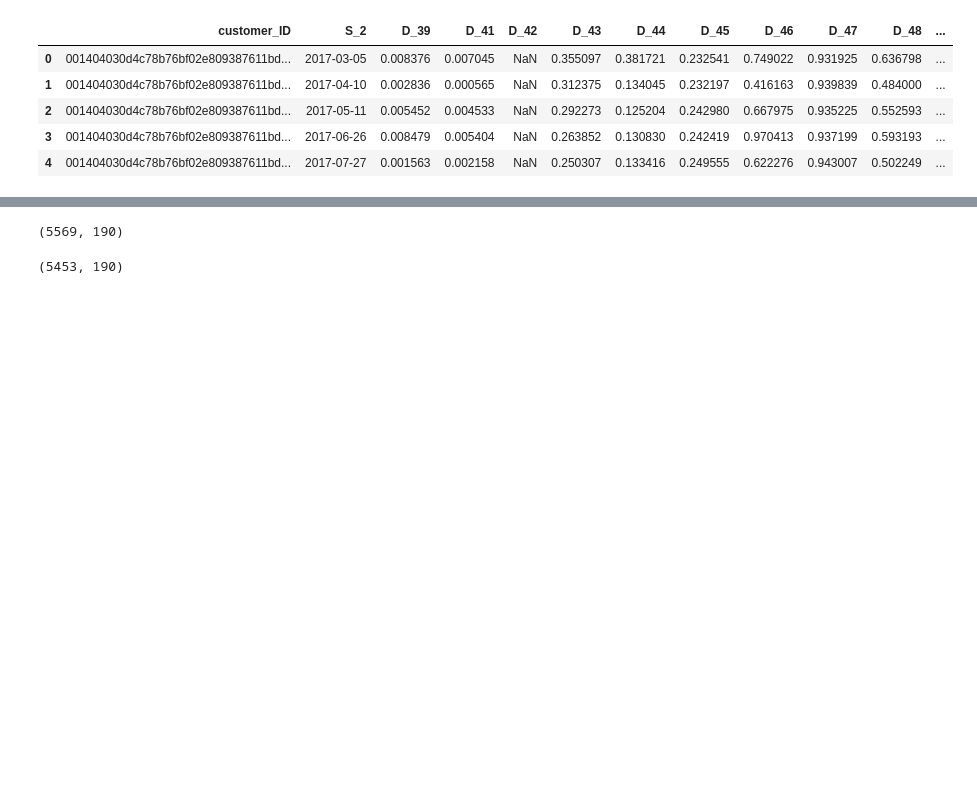
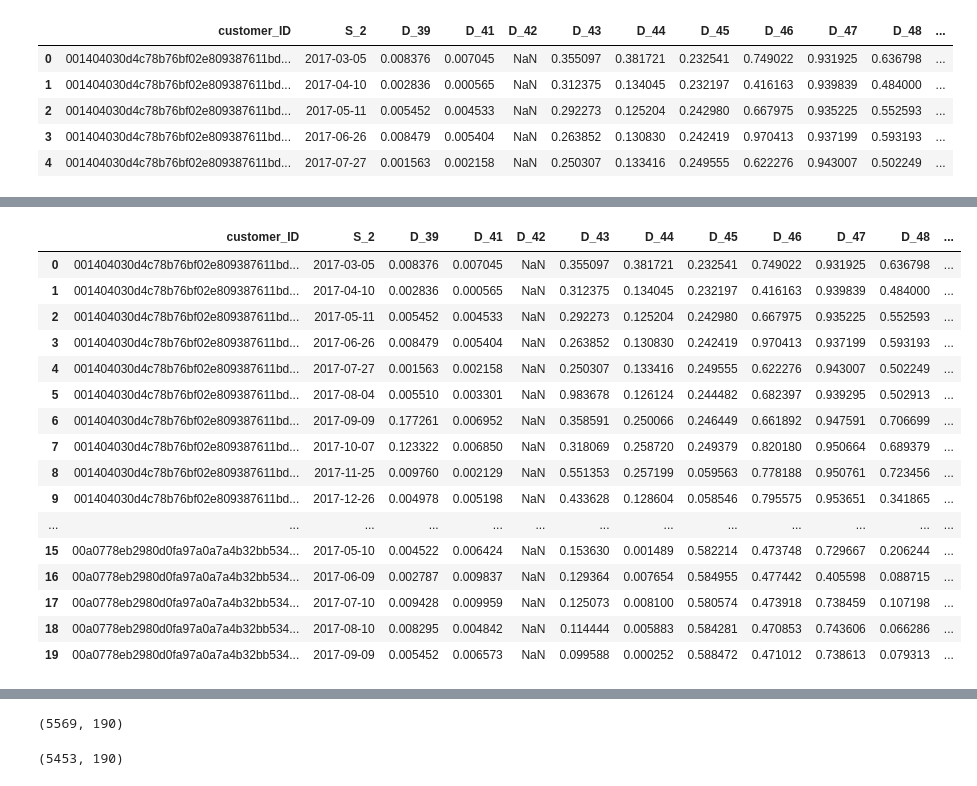
Before and after one commit to navitacion/amex-default-prediction, a Jupyter notebook: notebooks/features.ipynb, the cells around one changed output, grey strips where cells are left out. Cells and saved outputs as stored; diff of their text form; code cells hidden in the pictures; blank space fills up the shorter version.

```diff
--- a/notebooks/features.ipynb
+++ b/notebooks/features.ipynb
@@ -27,3 +27,8 @@ df.head()
 | 2 | 001404030d4c78b76bf02e809387611bd... | 2017-05-11 | 0.005452 | 0.004533 | NaN | 0.292273 | 0.125204 | 0.242980 | 0.667975 | 0.935225 | 0.552593 | ... |
 | 3 | 001404030d4c78b76bf02e809387611bd... | 2017-06-26 | 0.008479 | 0.005404 | NaN | 0.263852 | 0.130830 | 0.242419 | 0.970413 | 0.937199 | 0.593193 | ... |
 | 4 | 001404030d4c78b76bf02e809387611bd... | 2017-07-27 | 0.001563 | 0.002158 | NaN | 0.250307 | 0.133416 | 0.249555 | 0.622276 | 0.943007 | 0.502249 | ... |
+# %%
+df["S_2"] = pd.to_datetime(df["S_2"])
+
+df["tmp"] = df.groupby("customer_ID")["S_2"].diff()
+df["tmp"] = df["tmp"].apply(lambda x: x.days)
@@ -29,0 +110,4 @@ df.head()
+# %%
+df = df.sort_values(by=['customer_ID', 'S_2']).reset_index(drop=True)
+
+df['tmp2'] = df.groupby('customer_ID').rolling(2)[['tmp']].mean().reset_index()['tmp']
@@ -29,0 +123,20 @@ df.head()
+# %%
+df.head(20)
+# %% [output]
+|  | customer_ID | S_2 | D_39 | D_41 | D_42 | D_43 | D_44 | D_45 | D_46 | D_47 | D_48 | ... |
+| 0 | 001404030d4c78b76bf02e809387611bd... | 2017-03-05 | 0.008376 | 0.007045 | NaN | 0.355097 | 0.381721 | 0.232541 | 0.749022 | 0.931925 | 0.636798 | ... |
+| 1 | 001404030d4c78b76bf02e809387611bd... | 2017-04-10 | 0.002836 | 0.000565 | NaN | 0.312375 | 0.134045 | 0.232197 | 0.416163 | 0.939839 | 0.484000 | ... |
+| 2 | 001404030d4c78b76bf02e809387611bd... | 2017-05-11 | 0.005452 | 0.004533 | NaN | 0.292273 | 0.125204 | 0.242980 | 0.667975 | 0.935225 | 0.552593 | ... |
+| 3 | 001404030d4c78b76bf02e809387611bd... | 2017-06-26 | 0.008479 | 0.005404 | NaN | 0.263852 | 0.130830 | 0.242419 | 0.970413 | 0.937199 | 0.593193 | ... |
+| 4 | 001404030d4c78b76bf02e809387611bd... | 2017-07-27 | 0.001563 | 0.002158 | NaN | 0.250307 | 0.133416 | 0.249555 | 0.622276 | 0.943007 | 0.502249 | ... |
+| 5 | 001404030d4c78b76bf02e809387611bd... | 2017-08-04 | 0.005510 | 0.003301 | NaN | 0.983678 | 0.126124 | 0.244482 | 0.682397 | 0.939295 | 0.502913 | ... |
+| 6 | 001404030d4c78b76bf02e809387611bd... | 2017-09-09 | 0.177261 | 0.006952 | NaN | 0.358591 | 0.250066 | 0.246449 | 0.661892 | 0.947591 | 0.706699 | ... |
+| 7 | 001404030d4c78b76bf02e809387611bd... | 2017-10-07 | 0.123322 | 0.006850 | NaN | 0.318069 | 0.258720 | 0.249379 | 0.820180 | 0.950664 | 0.689379 | ... |
+| 8 | 001404030d4c78b76bf02e809387611bd... | 2017-11-25 | 0.009760 | 0.002129 | NaN | 0.551353 | 0.257199 | 0.059563 | 0.778188 | 0.950761 | 0.723456 | ... |
+| 9 | 001404030d4c78b76bf02e809387611bd... | 2017-12-26 | 0.004978 | 0.005198 | NaN | 0.433628 | 0.128604 | 0.058546 | 0.795575 | 0.953651 | 0.341865 | ... |
+| ... | ... | ... | ... | ... | ... | ... | ... | ... | ... | ... | ... | ... |
+| 15 | 00a0778eb2980d0fa97a0a7a4b32bb534... | 2017-05-10 | 0.004522 | 0.006424 | NaN | 0.153630 | 0.001489 | 0.582214 | 0.473748 | 0.729667 | 0.206244 | ... |
+| 16 | 00a0778eb2980d0fa97a0a7a4b32bb534... | 2017-06-09 | 0.002787 | 0.009837 | NaN | 0.129364 | 0.007654 | 0.584955 | 0.477442 | 0.405598 | 0.088715 | ... |
+| 17 | 00a0778eb2980d0fa97a0a7a4b32bb534... | 2017-07-10 | 0.009428 | 0.009959 | NaN | 0.125073 | 0.008100 | 0.580574 | 0.473918 | 0.738459 | 0.107198 | ... |
+| 18 | 00a0778eb2980d0fa97a0a7a4b32bb534... | 2017-08-10 | 0.008295 | 0.004842 | NaN | 0.114444 | 0.005883 | 0.584281 | 0.470853 | 0.743606 | 0.066286 | ... |
+| 19 | 00a0778eb2980d0fa97a0a7a4b32bb534... | 2017-09-09 | 0.005452 | 0.006573 | NaN | 0.099588 | 0.000252 | 0.588472 | 0.471012 | 0.738613 | 0.079313 | ... |
```
Also changed, not shown: parts of 26 cells of this notebook, 4 other files.
